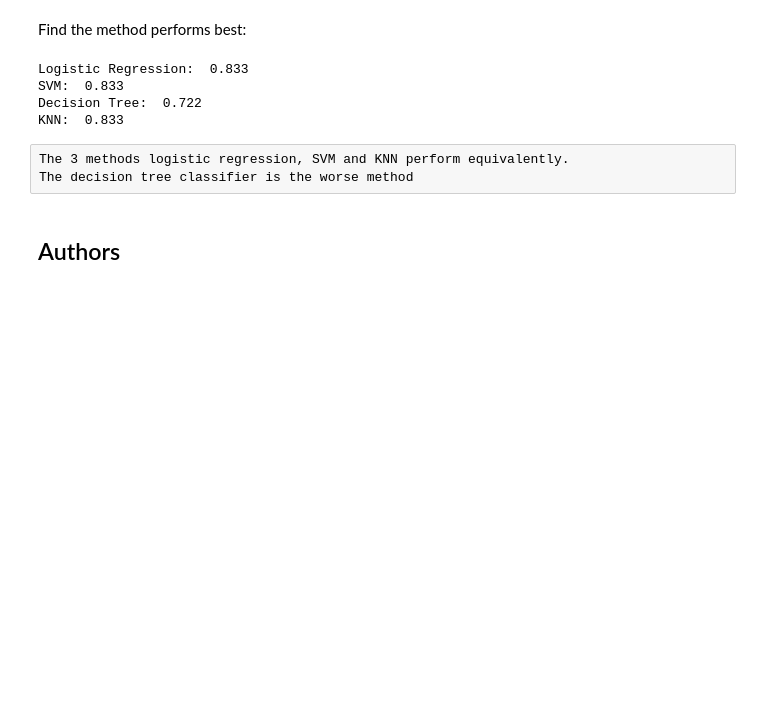
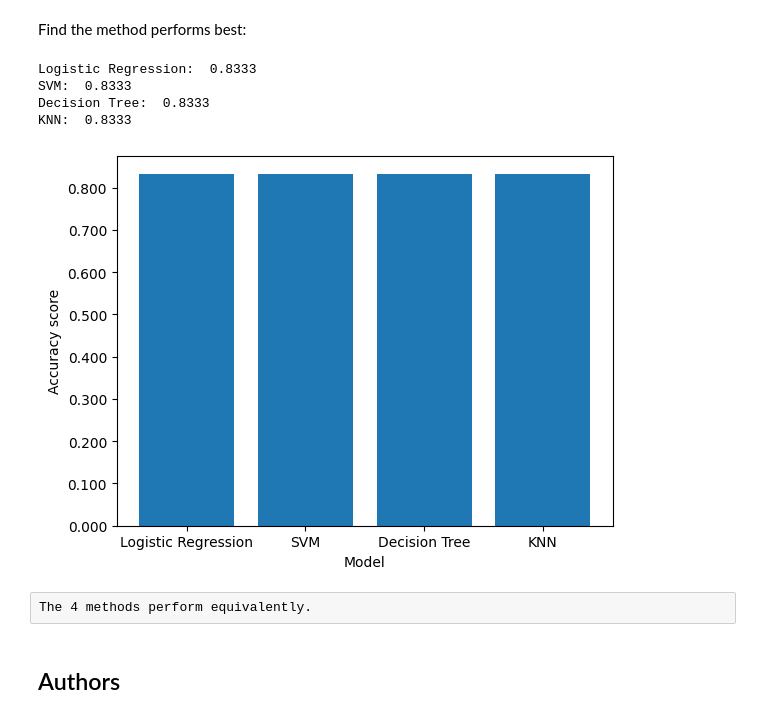
Before and after one commit to paolaallegrini/SpaceX, a Jupyter notebook: SpaceX_Machine Learning Prediction_Part_5.ipynb, the cells around one changed output. Drawn from its saved outputs; the diff is of its cells as text; code cells hidden in the pictures; blank space fills up the shorter version.

```diff
--- a/SpaceX_Machine Learning Prediction_Part_5.ipynb
+++ b/SpaceX_Machine Learning Prediction_Part_5.ipynb
@@ -371,18 +365,36 @@ Knn same results as logistic regression and SVM:
 # %% [markdown]
 Find the method performs best:
 # %%
-print("Logistic Regression: ",round(logreg_cv.score(X_test,Y_test),3))
-print("SVM: ", round(svm_cv.score(X_test,Y_test),3))
-print("Decision Tree: ",round(tree_cv.score(X_test,Y_test),3))
-print("KNN: ",round(knn_cv.score(X_test,Y_test),3))
+print("Logistic Regression: ",round(logreg_cv.score(X_test,Y_test),4))
+print("SVM: ", round(svm_cv.score(X_test,Y_test),4))
+print("Decision Tree: ",round(tree_cv.score(X_test,Y_test),4))
+print("KNN: ",round(knn_cv.score(X_test,Y_test),4))
 # %% [output]
-Logistic Regression:  0.833
-SVM:  0.833
-Decision Tree:  0.722
-KNN:  0.833
+Logistic Regression:  0.8333
+SVM:  0.8333
+Decision Tree:  0.8333
+KNN:  0.8333
-# %% [raw]
-The 3 methods logistic regression, SVM and KNN perform equivalently.
-The decision tree classifier is the worse method
+# %%
+import matplotlib.ticker as ticker
+
+
+name_models=["Logistic Regression","SVM","Decision Tree","KNN"]
+scores=[round(logreg_cv.score(X_test,Y_test),3),round(svm_cv.score(X_test,Y_test),3),
+       round(tree_cv.score(X_test,Y_test),3), round(knn_cv.score(X_test,Y_test),3)]
+
+fig,ax=plt.subplots()
+ax.bar(name_models,scores)
+ax.set_xlabel('Model')
+ax.set_ylabel('Accuracy score')
+ax.yaxis.set_major_formatter(ticker.FuncFormatter(lambda value, _: f'{value:.3f}'))
+
+#plt.xaxis.set_major_formatter(plt.FuncFormatter(lambda value: f'{value:.3f}'))
+
+plt.show()
+# %% [output]
+[figure, added]
+# %% [raw]
+The 4 methods perform equivalently.
 # %% [markdown]
 ## Authors
 # %% [markdown]
```
Also changed, not shown: parts of 5 cells of this notebook, 3 other files.
